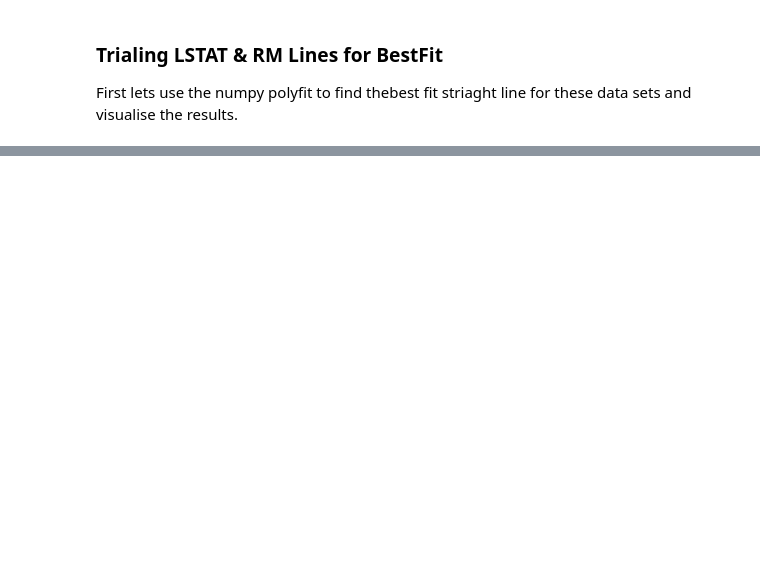
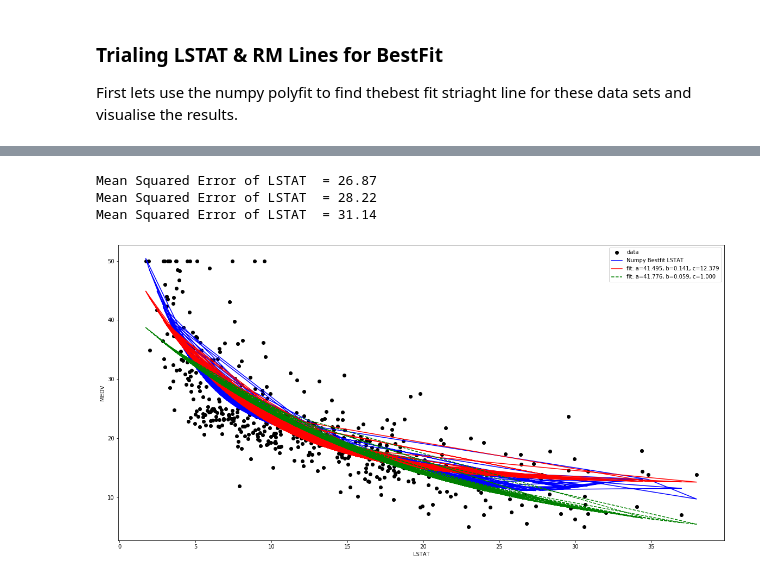
Before and after one commit to eimearbutler7/Sem_4_Machine_Learning_Assessment, a Jupyter notebook: Boston House Prices.ipynb.ipynb, the cells around one changed output, grey strips where cells are left out. Saved outputs shown, nothing was run; the diff lists cells and outputs as text; code cells hidden in the pictures; blank space fills up the shorter version.

```diff
--- a/Boston House Prices.ipynb.ipynb
+++ b/Boston House Prices.ipynb.ipynb
@@ -320,3 +264,0 @@ SIDE-NOTE: this makes sense as when doing some training with Keras (where the LO
-# %%
-scaler = pre.StandardScaler().fit(df) #source:https://scikit-learn.org/stable/modules/generated/sklearn.preprocessing.StandardScaler.html
-scaler.fit(df)
@@ -629,0 +380,47 @@ The first review was for RAD vs TAX based on the correlation we could see in the
+# %%
+#here I will use 2 methods to create 3 curves and see what fits best and if any are better than the straight line.
+
+from scipy.optimize import curve_fit
+
+def func(x, a, b, c):    #Source: https://docs.scipy.org/doc/scipy/reference/generated/scipy.optimize.curve_fit.html
+    return a * np.exp(-b * x) + c     #Still uses least squares principle but is non linear
+
+xdata = df['LSTAT']
+ydata = df['MEDV']
+plt.plot(xdata, ydata, 'ko', label='data') # plot the original data points
+
+fit = np.poly1d(np.polyfit(xdata, ydata, 5)) #plot the polyfit function again where previously I used a np.poly1d variable of 1 for a straight line, I change it to 5 to demonstrate the curve.
+# note: The number 5 variable could be increased to achieve a lower MSE but this then was not so good to display visually below, so I decided to stick with 5.
+plt.plot(xdata, fit(xdata),'b-', label='Numpy Bestfit LSTAT')
+MSE1_curve3 = get_mse(df, 'LSTAT', xdata, fit(xdata)) # Get MSE of the first curve
+
+#Fit for the parameters a, b, c of the function func:
+popt, pcov = curve_fit(func, xdata, ydata)
+popt
+
+plt.plot(xdata, func(xdata, *popt), 'r-',
+         label='fit: a=%5.3f, b=%5.3f, c=%5.3f' % tuple(popt))
+
+curve_1_y_data = func(xdata, *popt)
+
+MSE1_curve1 = get_mse(df, 'LSTAT', xdata, func(xdata, *popt))
+
+#Constrain the optimization to the region of 0 <= a <= 50, 0 <= b <= 1 and 0 <= c <= 0.5:
+popt, pcov = curve_fit(func, xdata, ydata, bounds=(0, [55., 1., 1.0]))
+popt
+
+plt.plot(xdata, func(xdata, *popt), 'g--',
+         label='fit: a=%5.3f, b=%5.3f, c=%5.3f' % tuple(popt))
+curve_2_y_data = func(xdata, *popt)
+
+MSE1_curve2 = get_mse(df, 'LSTAT', xdata, func(xdata, *popt))
+
+plt.xlabel('LSTAT')
+plt.ylabel('MEDV')
+plt.legend()
+plt.show()
+# %% [output]
+Mean Squared Error of LSTAT  = 26.87
+Mean Squared Error of LSTAT  = 28.22
+Mean Squared Error of LSTAT  = 31.14
+[figure, added]
```
Also changed, not shown: parts of 152 cells of this notebook.
